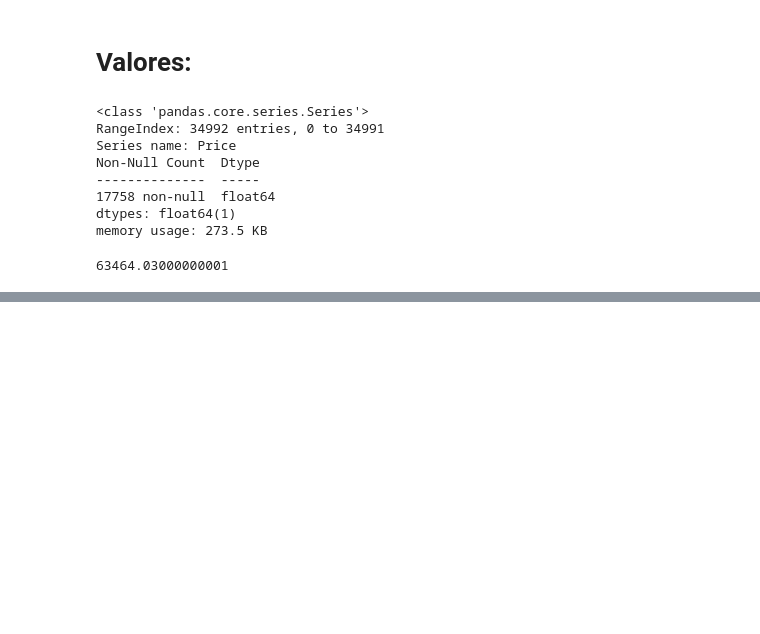
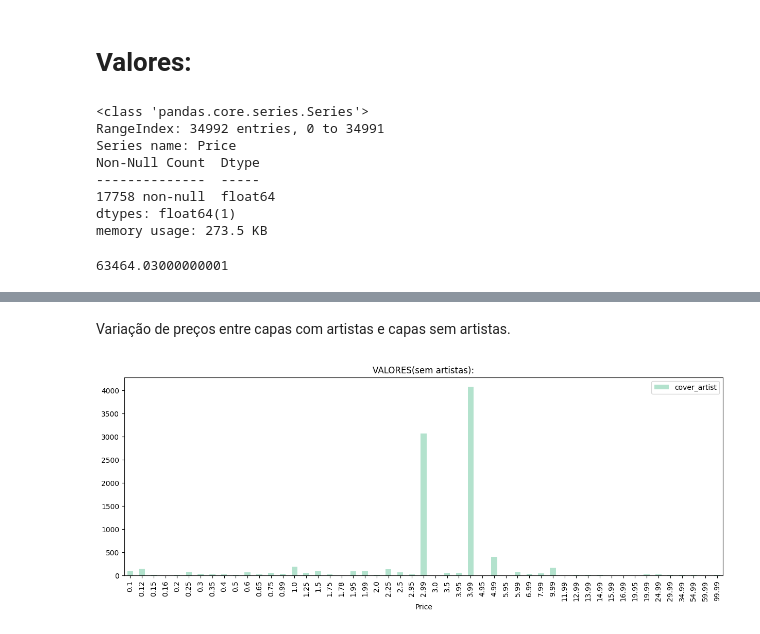
Before and after one commit to Jessesantoz/An-lise-dados-de-livros, a Jupyter notebook: Data_Marvel.ipynb, the cells around one changed output, grey strips where cells are left out. Drawn from its saved outputs; the diff is of its cells as text; code cells hidden in the pictures; blank space fills up the shorter version.

```diff
--- a/Data_Marvel.ipynb
+++ b/Data_Marvel.ipynb
@@ -449,0 +438,11 @@ Name: Price, dtype: int64
+# %% [markdown]
+Variação de preços entre capas com artistas e capas sem artistas.
+# %%
+valor_sem_artista = marvel_df.filter(items=['cover_artist', 'Price']).where(marvel_df.cover_artist == 'None')\
+.groupby(['Price']).count()
+
+valor_sem_artista.plot(kind='bar', colormap='Pastel2')
+plt.title('VALORES(sem artistas):')
+plt.show()
+# %% [output]
+[figure, added]
```
Also changed, not shown: parts of 9 cells of this notebook.
